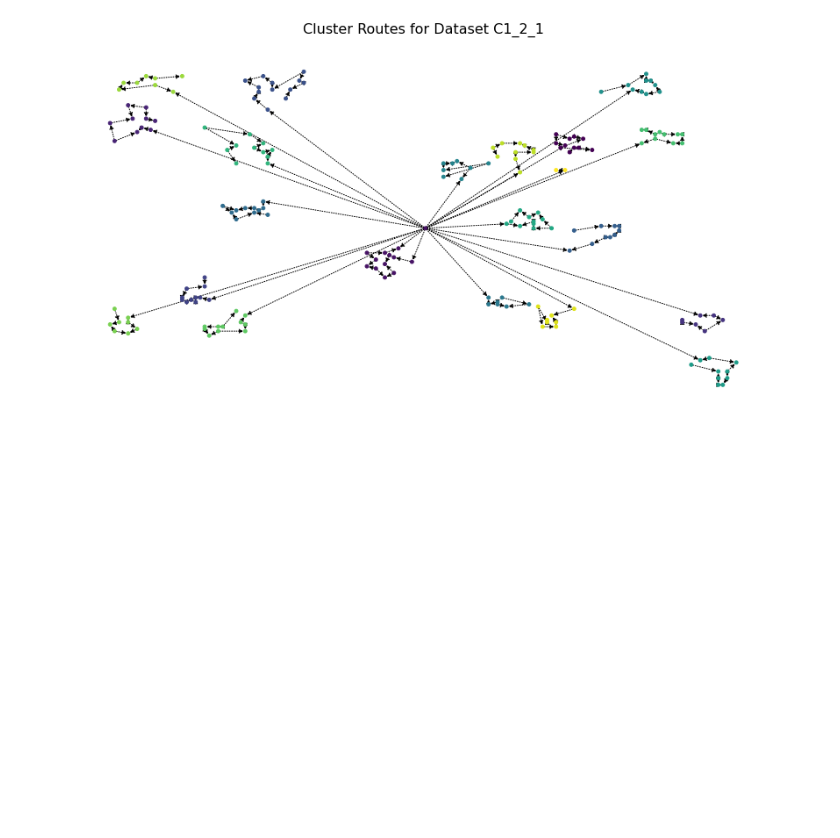
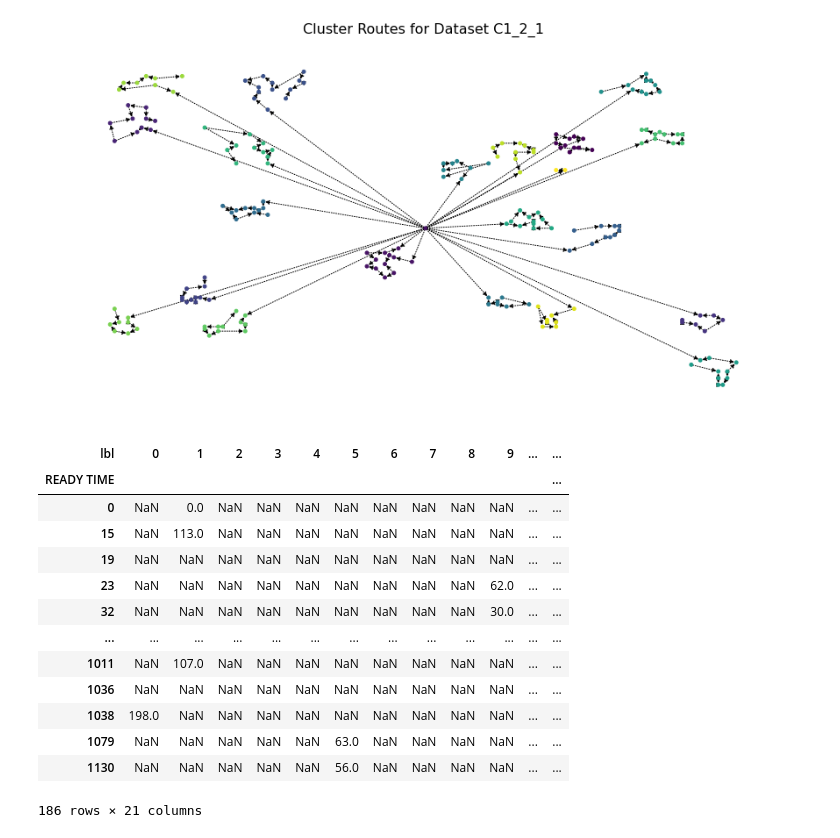
Before and after one commit to medcoughlin/MLC_VRPTW, a Jupyter notebook: MLC Final project.ipynb, the cells around one changed output. Saved outputs shown, nothing was run; the diff lists cells and outputs as text; code cells hidden in the pictures; blank space fills up the shorter version.

```diff
--- a/MLC Final project.ipynb
+++ b/MLC Final project.ipynb
@@ -415,0 +422,19 @@ for index, row in success.iterrows():
+# %%
+table = pd.pivot_table(data_C1_2_1, columns = "lbl", values = "CUST NO.", index = "READY TIME")
+# table = table.replace(np.nan,'')
+table
+# %% [output]
+| lbl | 0 | 1 | 2 | 3 | 4 | 5 | 6 | 7 | 8 | 9 | ... | ... |
+| READY TIME |  |  |  |  |  |  |  |  |  |  |  | ... |
+| 0 | NaN | 0.0 | NaN | NaN | NaN | NaN | NaN | NaN | NaN | NaN | ... | ... |
+| 15 | NaN | 113.0 | NaN | NaN | NaN | NaN | NaN | NaN | NaN | NaN | ... | ... |
+| 19 | NaN | NaN | NaN | NaN | NaN | NaN | NaN | NaN | NaN | NaN | ... | ... |
+| 23 | NaN | NaN | NaN | NaN | NaN | NaN | NaN | NaN | NaN | 62.0 | ... | ... |
+| 32 | NaN | NaN | NaN | NaN | NaN | NaN | NaN | NaN | NaN | 30.0 | ... | ... |
+| ... | ... | ... | ... | ... | ... | ... | ... | ... | ... | ... | ... | ... |
+| 1011 | NaN | 107.0 | NaN | NaN | NaN | NaN | NaN | NaN | NaN | NaN | ... | ... |
+| 1036 | NaN | NaN | NaN | NaN | NaN | NaN | NaN | NaN | NaN | NaN | ... | ... |
+| 1038 | 198.0 | NaN | NaN | NaN | NaN | NaN | NaN | NaN | NaN | NaN | ... | ... |
+| 1079 | NaN | NaN | NaN | NaN | NaN | 63.0 | NaN | NaN | NaN | NaN | ... | ... |
+| 1130 | NaN | NaN | NaN | NaN | NaN | 56.0 | NaN | NaN | NaN | NaN | ... | ... |
+186 rows × 21 columns
```
Also changed, not shown: parts of 5 cells of this notebook.
